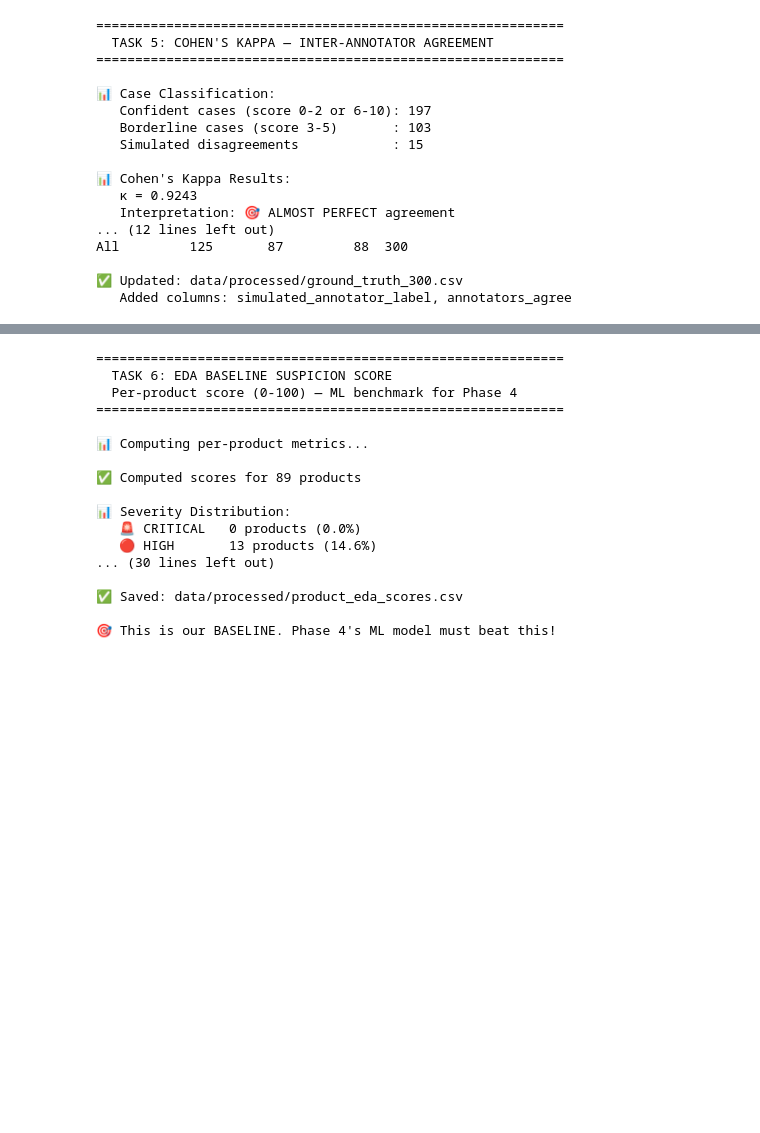
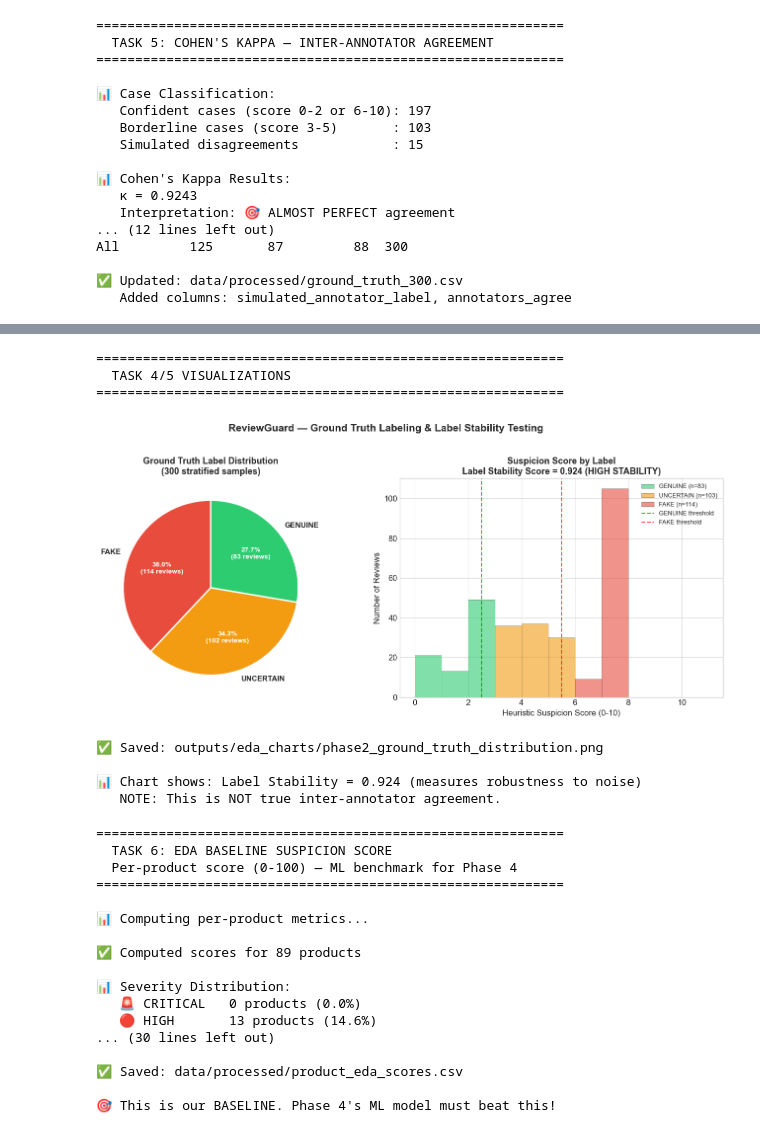
Before and after one commit to diac04/reviewguard, a Jupyter notebook: notebooks/Phase2_EDA.ipynb, the cells around one changed output, grey strips where cells are left out. Drawn from its saved outputs; the diff is of its cells as text; code cells hidden in the pictures; blank space fills up the shorter version.

```diff
--- a/notebooks/Phase2_EDA.ipynb
+++ b/notebooks/Phase2_EDA.ipynb
@@ -1739,3 +1804,77 @@ print(f"✅ Saved: outputs/eda_charts/phase2_ground_truth_distribution.png")
+# %%
+# ══════════════════════════════════════════════════════════════════════════════
+#  TASK 4/5 VISUALIZATIONS (Updated with Label Stability Terminology)
+# ══════════════════════════════════════════════════════════════════════════════
+
+print("=" * 60)
+print("  TASK 4/5 VISUALIZATIONS")
+print("=" * 60)
+
+fig, axes = plt.subplots(1, 2, figsize=(14, 6))
+
+# ── Chart 1: Ground Truth Label Distribution (Pie) ───────────────────────────
+ax = axes[0]
+label_counts = ground_truth_df["ground_truth_label"].value_counts()
+colors_labels = {"FAKE": "#e74c3c", "GENUINE": "#2ecc71", "UNCERTAIN": "#f39c12"}
+pie_colors = [colors_labels[label] for label in label_counts.index]
+
+wedges, texts, autotexts = ax.pie(
+    label_counts.values,
+    labels=label_counts.index,
+    autopct=lambda p: f"{p:.1f}%\n({int(p*sum(label_counts.values)/100)} reviews)",
+    colors=pie_colors,
+    startangle=90,
+    wedgeprops={"edgecolor": "white", "linewidth": 2},
+    textprops={"fontsize": 11, "fontweight": "bold"}
+)
+for autotext in autotexts:
+    autotext.set_color("white")
+    autotext.set_fontsize(10)
+
+ax.set_title(f"Ground Truth Label Distribution\n"
+             f"(300 stratified samples)",
+             fontweight="bold", fontsize=13)
+
+# ── Chart 2: Suspicion Score Distribution by Label ───────────────────────────
+ax = axes[1]
+for label in ["GENUINE", "UNCERTAIN", "FAKE"]:
+    subset = ground_truth_df[ground_truth_df["ground_truth_label"] == label]
+    ax.hist(subset["heuristic_suspicion_score"],
+            bins=range(0, 12),
+            alpha=0.6,
+            label=f"{label} (n={len(subset)})",
+            color=colors_labels[label],
+            edgecolor="black",
+            linewidth=0.5)
+
+ax.axvline(2.5, color="green", linestyle="--", alpha=0.7, label="GENUINE threshold")
+ax.axvline(5.5, color="red", linestyle="--", alpha=0.7, label="FAKE threshold")
+ax.set_title(f"Suspicion Score by Label\n"
+             f"Label Stability Score = {stability_score:.3f} ({stability_interpretation})",
+             fontweight="bold", fontsize=13)
+ax.set_xlabel("Heuristic Suspicion Score (0-10)")
+ax.set_ylabel("Number of Reviews")
+ax.legend(loc="upper right", fontsize=9)
+
+plt.suptitle("ReviewGuard — Ground Truth Labeling & Label Stability Testing",
+             fontsize=15, fontweight="bold", y=1.02)
+plt.tight_layout()
+plt.savefig("outputs/eda_charts/phase2_ground_truth_distribution.png",
+            dpi=150, bbox_inches="tight")
+plt.show()
+
+print(f"✅ Saved: outputs/eda_charts/phase2_ground_truth_distribution.png")
+print(f"\n📊 Chart shows: Label Stability = {stability_score:.3f} (measures robustness to noise)")
+print(f"   NOTE: This is NOT true inter-annotator agreement.")
+# %% [output]
+============================================================
+  TASK 4/5 VISUALIZATIONS
+============================================================
+[figure, added]
+✅ Saved: outputs/eda_charts/phase2_ground_truth_distribution.png
+
+📊 Chart shows: Label Stability = 0.924 (measures robustness to noise)
+   NOTE: This is NOT true inter-annotator agreement.
 # %%
 # ══════════════════════════════════════════════════════════════════════════════
 #  TASK 6: EDA BASELINE SUSPICION SCORE (0-100 per product)
```
Also changed, not shown: parts of 3 cells of this notebook, 5 other files.
